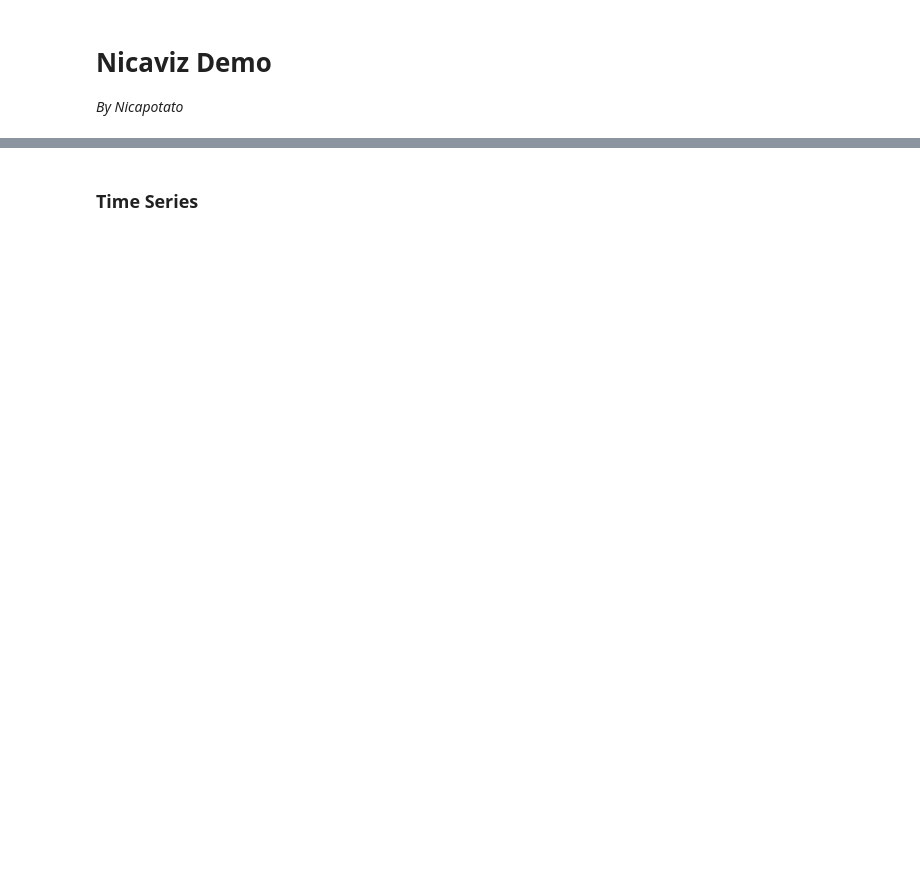
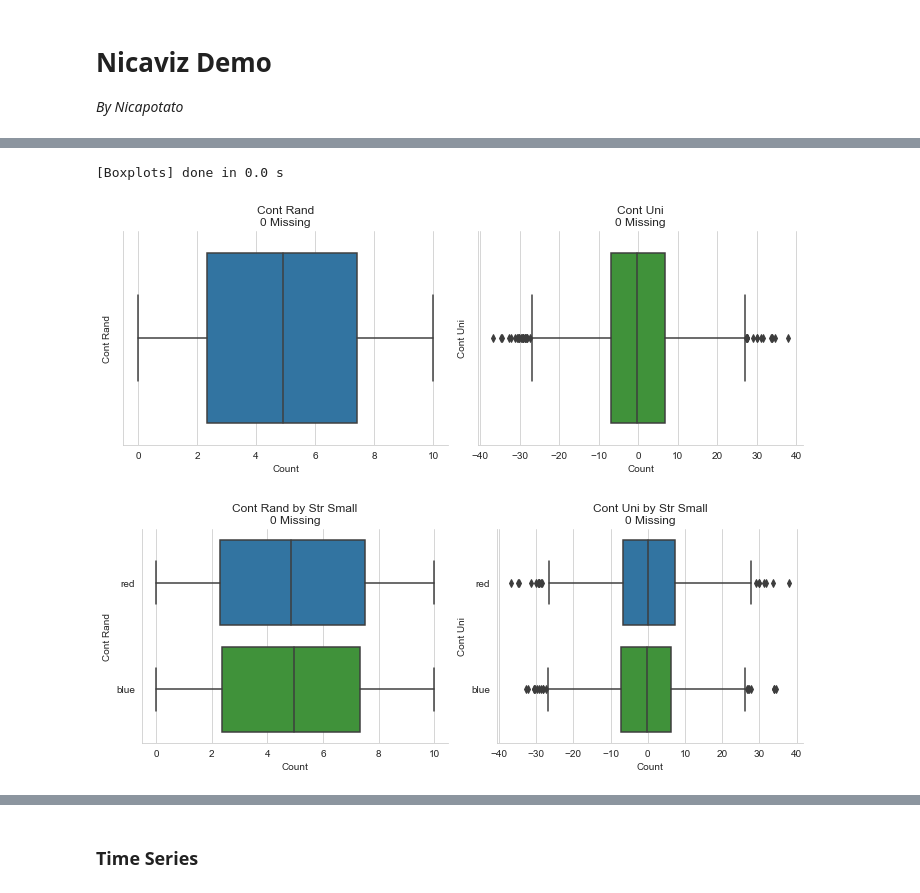
Before and after one commit to nicapotato/nicaviz, a Jupyter notebook: notebooks/Plot_Examples.ipynb, the cells around one changed output, grey strips where cells are left out. Drawn from its saved outputs; the diff is of its cells as text; code cells hidden in the pictures; blank space fills up the shorter version.

```diff
--- a/notebooks/Plot_Examples.ipynb
+++ b/notebooks/Plot_Examples.ipynb
@@ -59,10 +146,15 @@ df.nica.mass_plot(
 # %%
-df.nica.mass_plot(
-    plt_set= ["cont_rand", "cont_uni"],
-    plottype = "boxplot")
+with nicaviz.timer("Boxplots"):
+    df.nica.mass_plot(
+        plt_set= ["cont_rand", "cont_uni"],
+        plottype = "boxplot")
 
-df.nica.mass_plot(
-    plt_set= ["cont_rand", "cont_uni"],
-    hue = "str_small",
-    plottype = "boxplot")
+    df.nica.mass_plot(
+        plt_set= ["cont_rand", "cont_uni"],
+        hue = "str_small",
+        plottype = "boxplot")
+# %% [output]
+[Boxplots] done in 0.0 s
+[figure, added]
+[figure, added]
 # %%
```
Also changed, not shown: parts of 20 cells of this notebook, 4 other files.
